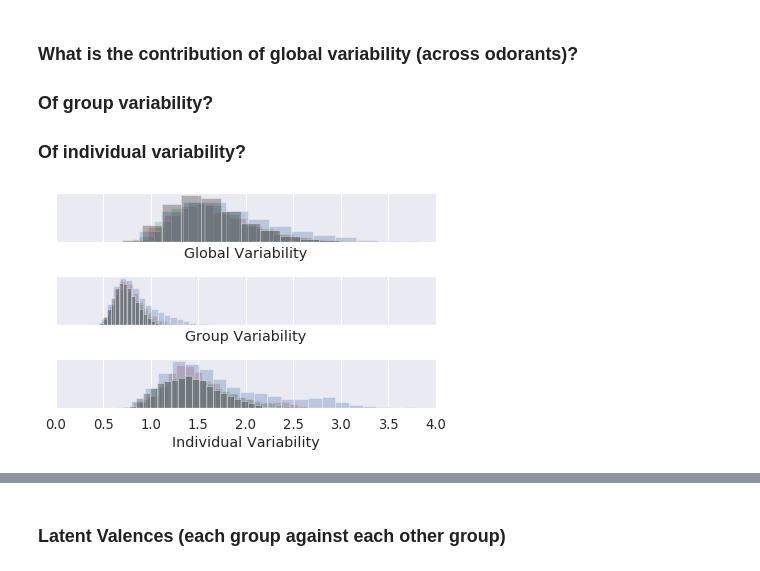
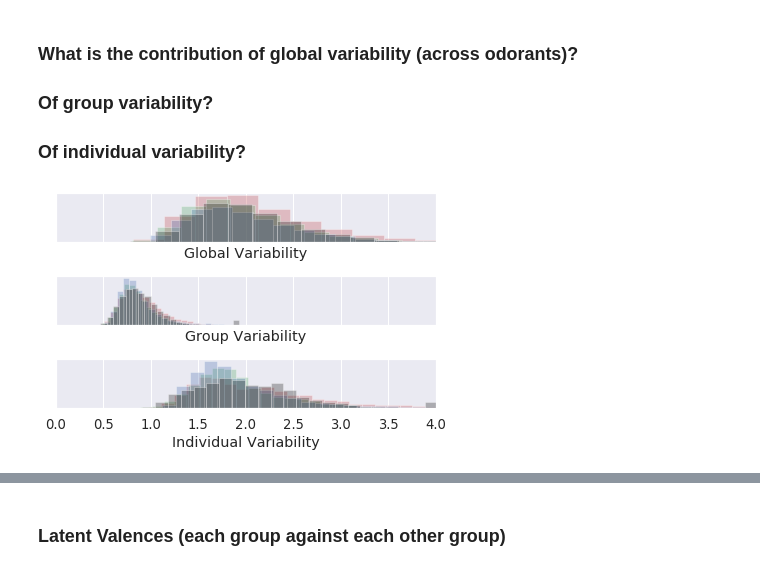
Before and after one commit to rgerkin/shared-pleasantness, a Jupyter notebook: universal-pleasantness.ipynb, the cells around one changed output, grey strips where cells are left out. Cells and saved outputs as stored; diff of their text form; code cells hidden in the pictures.

```diff
--- a/universal-pleasantness.ipynb
+++ b/universal-pleasantness.ipynb
@@ -26,5 +42,5 @@ df.head()
 # %%
 # Get the unique groups
-groups = list(df['Language/Group'].unique())
+groups = list(df.index.get_level_values('Group').unique())
 groups
 # %% [output]
@@ -46,7 +63,7 @@ functions {
     // This implements a Plackett-Luce ranking model
     // See https://cran.rstudio.com/web/packages/PlackettLuce/vignettes/Overview.html
     // or https://icml.cc/Conferences/2009/papers/347.pdf
-    real log_p_ranks(real[] w, int[] ranks, int n) {
+    real log_p_ranks(row_vector w, int[] ranks, int n) {
         real log_p = 0; // Initializing log-probability
         real sum_exp_w = sum(exp(w)); // The denominator for normalization
         for (i in 1:n) {
@@ -70,17 +87,18 @@ data {
 
 // These are the values for the model to estimate
 parameters {
-    real mu_global[n_odorants]; // The global valence for each odorant
-    real mu_group[n_groups, n_odorants]; // The group-level valences for each odorant
-    real mu[n_individuals, n_odorants]; // The individual-level valences for each odorant
+    vector[n_odorants] mu_global; // The global valence for each odorant
+    matrix[n_groups, n_odorants] mu_group; // The group-level valences for each odorant
+    matrix[n_individuals, n_odorants] mu_ind; // The individual-level valences for each odorant
     real<lower=0.0001> sigma_global; // The variability of the distribution from which global valences are drawn
     real<lower=0.0001> sigma_group; // The variability of the conditional distribution from which group valences are drawn
-    real<lower=0.0001> sigma; // The variability of the conditional distribution from which individual valences are drawn
+    real<lower=0.0001> sigma_ind; // The variability of the conditional distribution from which individual valences are drawn
+    //real<lower=0.0001> sigma[n_groups]; // The variability of the conditional distribution from which individual valences are drawn
     }
 
 // The model also indirectly estimates this, but it is only used to center the valences
 transformed parameters {
-    real mu_mean = mean(mu_global); // The mean global valence (across odorants)
+    real mu_mean = mean(mu_global);
 }
 
 model {
@@ -88,13 +106,14 @@ model {
     mu_global ~ normal(0, sigma_global); // Global odorant valences have a very weak prior
     sigma_global ~ lognormal(0, 1); // Group level variance has a very weak prior
     sigma_group ~ lognormal(0, 1); // Group level variance has a very weak prior
-    sigma ~ lognormal(0, 1); // Individual level variance has a very weak prior
+    sigma_ind ~ lognormal(0, 1);
     for (i in 1:n_groups) {
         mu_group[i] ~ normal(mu_global, sigma_group); // Group odorant valences will be distributed around the global values.
-        }
+    }
     for (i in 1:n_individuals) {
-        mu[i] ~ normal(mu_group[group_id[i]], sigma); // Individual odorant valences will be distributed around the group values.
-        target += log_p_ranks(mu[i], ranks[i], n_odorants); // The data likelihood (using Pluckett-Luce model)
+        mu_ind[i] ~ normal(mu_group[group_id[i]], sigma_ind); // Individual odorant valences will be distributed around the group values.
+        //mu_ind[i] ~ normal(mu_group[group_id[i]], sigma[group_id[i]]); // Individual odorant valences will be distributed around the group values.
+        target += log_p_ranks(mu_ind[i], ranks[i], n_odorants); // The data likelihood (using Pluckett-Luce model)
         }
     }
 """
@@ -111,7 +130,7 @@ data = {
     'n_odorants': 10, # How many odorants
     'n_individuals': df.shape[0], # How many individuals
     'n_groups': len(groups), # How many groups
-    'group_id': df['Language/Group'].apply(lambda x: groups.index(x)+1).values, # Integer group IDs for each individual
+    'group_id': df.index.map(lambda x: groups.index(x[0])+1).values, # Integer group IDs for each individual
     'ranks': df.iloc[:, -10:].values  # The last 10 columns of the dataframe, i.e. the ranking data
 }
 
@@ -120,7 +139,7 @@ with sys_pipes(): # Used to pipe C-level output to the browser so I can see samp
     # None of these parameters matter except in the sense that sampling must proceed
     # slowly enough to get the answer without getting infinities.
     # This is all standard fare.
-    %time fit = model.sampling(data=data, warmup=5000, iter=20000, chains=4, control={'adapt_delta': 0.9, 'max_treedepth': 12})
+    %time fit = model.sampling(data=data, warmup=5000, iter=20000, chains=4, control={'adapt_delta': 0.95, 'max_treedepth': 15})
     # You may see many warning messages but basically as long as nothing blows up and Rhat ~ 1 then it is OK.
 
 # Put the results into a Pandas dataframe
@@ -190,7 +218,7 @@ order = np.argsort(global_means)[::-1]
 for i, group in enumerate(groups):
     m = [samples['mu_group[%d,%d]' % (i+1, j+1)].mean() for j in order]
     s = [samples['mu_group[%d,%d]' % (i+1, j+1)].std() for j in order]
-    plt.errorbar(range(1, n+1), m, yerr=s, alpha=0.5, marker='o', label=group)
+    plt.errorbar(range(1, len(groups)+1), m, yerr=s, alpha=0.5, marker='o', label=group)
 plt.xlabel('Global Rank')
 plt.ylabel('Group Valence')
 plt.legend(loc=(1.04, 0));
@@ -201,20 +229,23 @@ plt.legend(loc=(1.04, 0));
 ### Of group variability?
 ### Of individual variability?
 # %%
+# Create an individual level sigma which is the mean of the
+# individual-level sigmas for each group
+#samples['sigma'] = samples[['sigma[%d]' % i for i in range(1, len(groups)+1)]].mean(axis=1)
 sigmas = {'Global Variability': 'sigma_global',
           'Group Variability': 'sigma_group',
-          'Individual Variability': 'sigma'}
+          'Individual Variability': 'sigma_ind'}
 fig, ax = plt.subplots(len(sigmas), 1, sharex=True)
 for j in range(4): # Over chains
     s = samples[samples['chain']==j]
     for i, (name, var) in enumerate(sigmas.items()):
         ax[i].hist(s[var], bins=25, color='rgbk'[j], alpha=0.3)
         ax[i].axes.get_yaxis().set_visible(False)
         ax[i].set_xlabel(name)
         ax[i].set_xlim(0, 4)
 plt.tight_layout()
 # %% [output]
-[figure, old version]
+[figure, new version]
 # %%
 # Continue sampling from the last sample of the previous fit
 #means = [fit.unconstrain_pars({key: value.mean(axis=0) for key, value in fit.extract().items()})]*4
```
Also changed, not shown: parts of 29 cells of this notebook.
